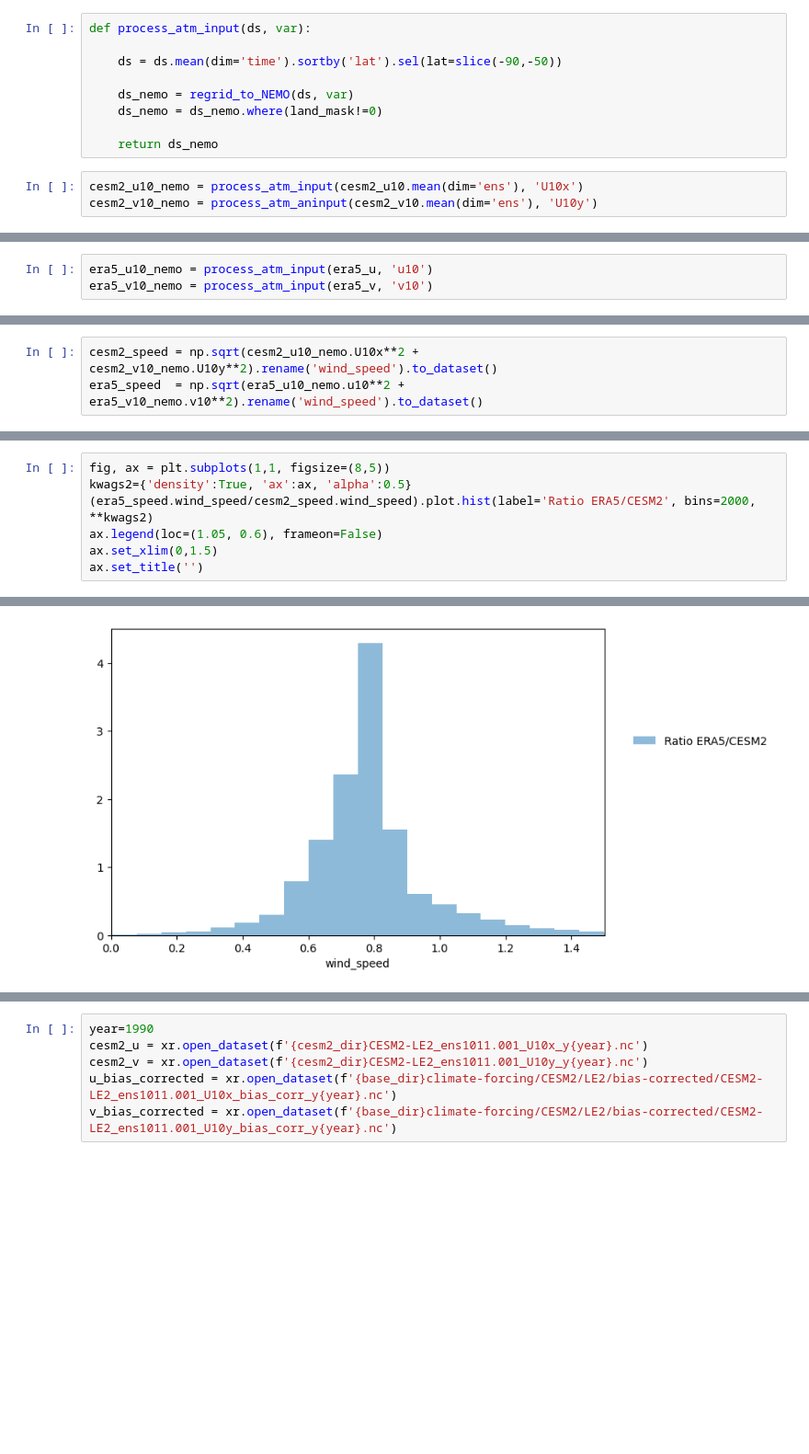
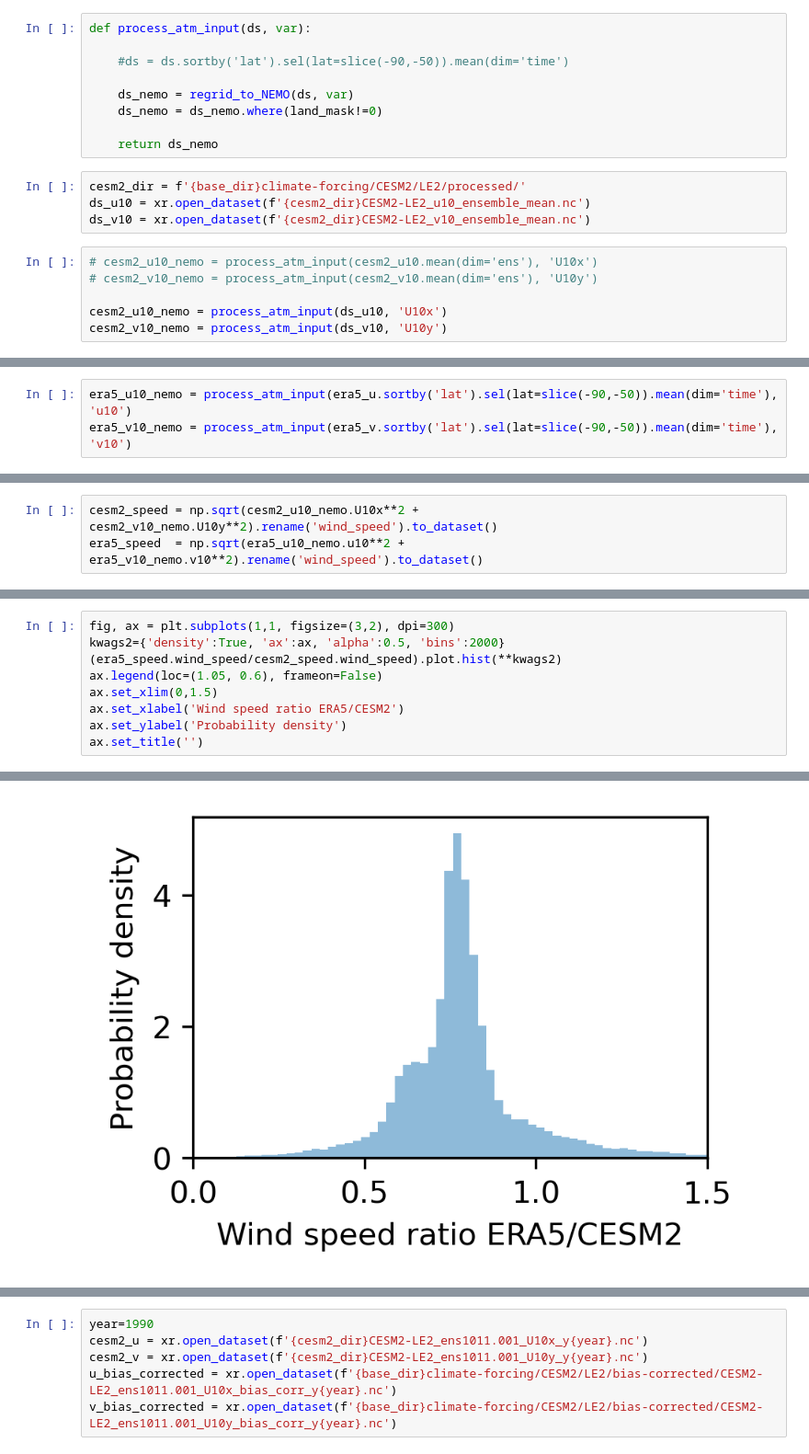
Before and after one commit to brogalla/analysis-birgal, a Jupyter notebook: nemo_config_setup/climate-experiments/wind-bias-correction.ipynb, the cells around one changed output, grey strips where cells are left out. Shown at 92% size. Drawn from its saved outputs; the diff is of its cells as text; blank space fills up the shorter version.

```diff
--- a/nemo_config_setup/climate-experiments/wind-bias-correction.ipynb
+++ b/nemo_config_setup/climate-experiments/wind-bias-correction.ipynb
@@ -370,21 +328,28 @@ era5_v = xr.open_mfdataset([f'{era5_dir}v10_time_y{year}.nc' for year in range(s
 # %%
 def process_atm_input(ds, var):
 
-    ds = ds.mean(dim='time').sortby('lat').sel(lat=slice(-90,-50))
+    #ds = ds.sortby('lat').sel(lat=slice(-90,-50)).mean(dim='time')
 
     ds_nemo = regrid_to_NEMO(ds, var)
     ds_nemo = ds_nemo.where(land_mask!=0)
 
     return ds_nemo
+# %%
+cesm2_dir = f'{base_dir}climate-forcing/CESM2/LE2/processed/'
+ds_u10 = xr.open_dataset(f'{cesm2_dir}CESM2-LE2_u10_ensemble_mean.nc')
+ds_v10 = xr.open_dataset(f'{cesm2_dir}CESM2-LE2_v10_ensemble_mean.nc')
 # %%
-cesm2_u10_nemo = process_atm_input(cesm2_u10.mean(dim='ens'), 'U10x')
-cesm2_v10_nemo = process_atm_aninput(cesm2_v10.mean(dim='ens'), 'U10y')
+# cesm2_u10_nemo = process_atm_input(cesm2_u10.mean(dim='ens'), 'U10x')
+# cesm2_v10_nemo = process_atm_input(cesm2_v10.mean(dim='ens'), 'U10y')
+
+cesm2_u10_nemo = process_atm_input(ds_u10, 'U10x')
+cesm2_v10_nemo = process_atm_input(ds_v10, 'U10y')
 # %% [output]
 Interpolating
 Interpolating
 # %%
-era5_u10_nemo = process_atm_input(era5_u, 'u10')
-era5_v10_nemo = process_atm_input(era5_v, 'v10')
+era5_u10_nemo = process_atm_input(era5_u.sortby('lat').sel(lat=slice(-90,-50)).mean(dim='time'), 'u10')
+era5_v10_nemo = process_atm_input(era5_v.sortby('lat').sel(lat=slice(-90,-50)).mean(dim='time'), 'v10')
 # %% [output]
 Interpolating
 Interpolating
@@ -394,8 +368,10 @@ era5_speed  = np.sqrt(era5_u10_nemo.u10**2 + era5_v10_nemo.v10**2).rename('wind_
 # %%
-fig, ax = plt.subplots(1,1, figsize=(8,5))
-kwags2={'density':True, 'ax':ax, 'alpha':0.5}
-(era5_speed.wind_speed/cesm2_speed.wind_speed).plot.hist(label='Ratio ERA5/CESM2', bins=2000, **kwags2)
+fig, ax = plt.subplots(1,1, figsize=(3,2), dpi=300)
+kwags2={'density':True, 'ax':ax, 'alpha':0.5, 'bins':2000}
+(era5_speed.wind_speed/cesm2_speed.wind_speed).plot.hist(**kwags2)
 ax.legend(loc=(1.05, 0.6), frameon=False)
 ax.set_xlim(0,1.5)
+ax.set_xlabel('Wind speed ratio ERA5/CESM2')
+ax.set_ylabel('Probability density')
 ax.set_title('')
 # %% [output]
@@ -403,4 +380,4 @@ Text(0.5, 1.0, '')
-[figure, old version]
+[figure, new version]
 # %%
 fig, ax = plt.subplots(1,1, figsize=(8,5))
 kwags1={'density':True, 'histtype':'step', 'ax':ax, 'lw':1.5}
```
Also changed, not shown: parts of 37 cells of this notebook, 54 other files.
